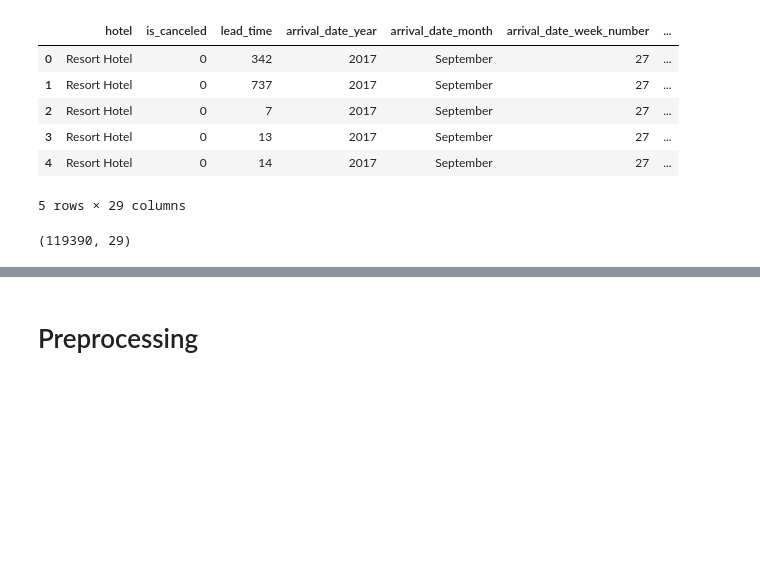
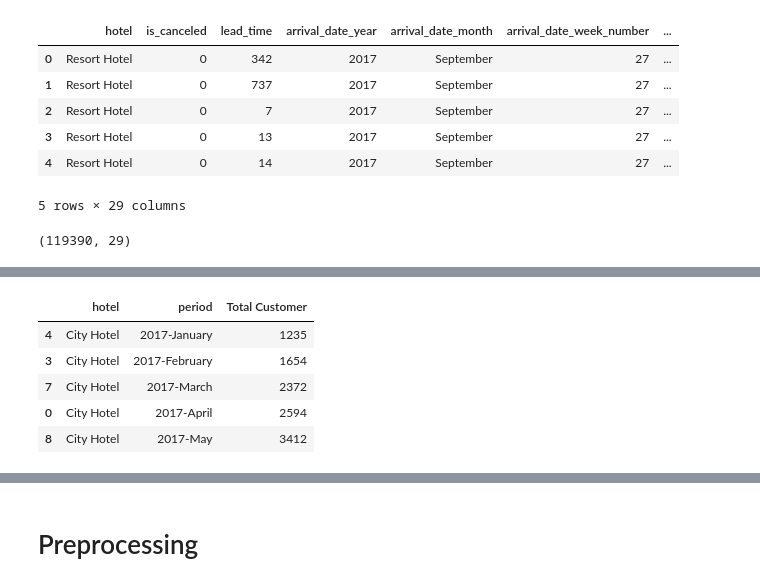
Before and after one commit to Aabie/Investigate-Hotel-Business-using-Data-Visualization, a Jupyter notebook: project.ipynb, the cells around one changed output, grey strips where cells are left out. Drawn from its saved outputs; the diff is of its cells as text; code cells hidden in the pictures; blank space fills up the shorter version.

```diff
--- a/project.ipynb
+++ b/project.ipynb
@@ -23,0 +68,19 @@ df.shape
+# %%
+df['Total Customer'] = df['adults'] + df['children'] + df['babies']
+
+df['arrival_date_year'] = df['arrival_date_year'].replace(2019,2017)
+dfg = df.groupby(['hotel','arrival_date_year','arrival_date_month']).aggregate({'Total Customer' : 'count'}).reset_index()
+
+dfg = month_name_to_number(dfg, 'arrival_date_month').sort_values(['hotel','arrival_date_year','arrival_date_month'])
+dfg = number_to_month(dfg, 'arrival_date_month')
+
+dfg['period'] = dfg.apply(lambda x: f"{x['arrival_date_year']}-{x['arrival_date_month']}", axis = 1)
+dfg = dfg[['hotel','period','Total Customer']]
+dfg.head()
+# %% [output]
+|  | hotel | period | Total Customer |
+| 4 | City Hotel | 2017-January | 1235 |
+| 3 | City Hotel | 2017-February | 1654 |
+| 7 | City Hotel | 2017-March | 2372 |
+| 0 | City Hotel | 2017-April | 2594 |
+| 8 | City Hotel | 2017-May | 3412 |
```
Also changed, not shown: parts of 12 cells of this notebook.
